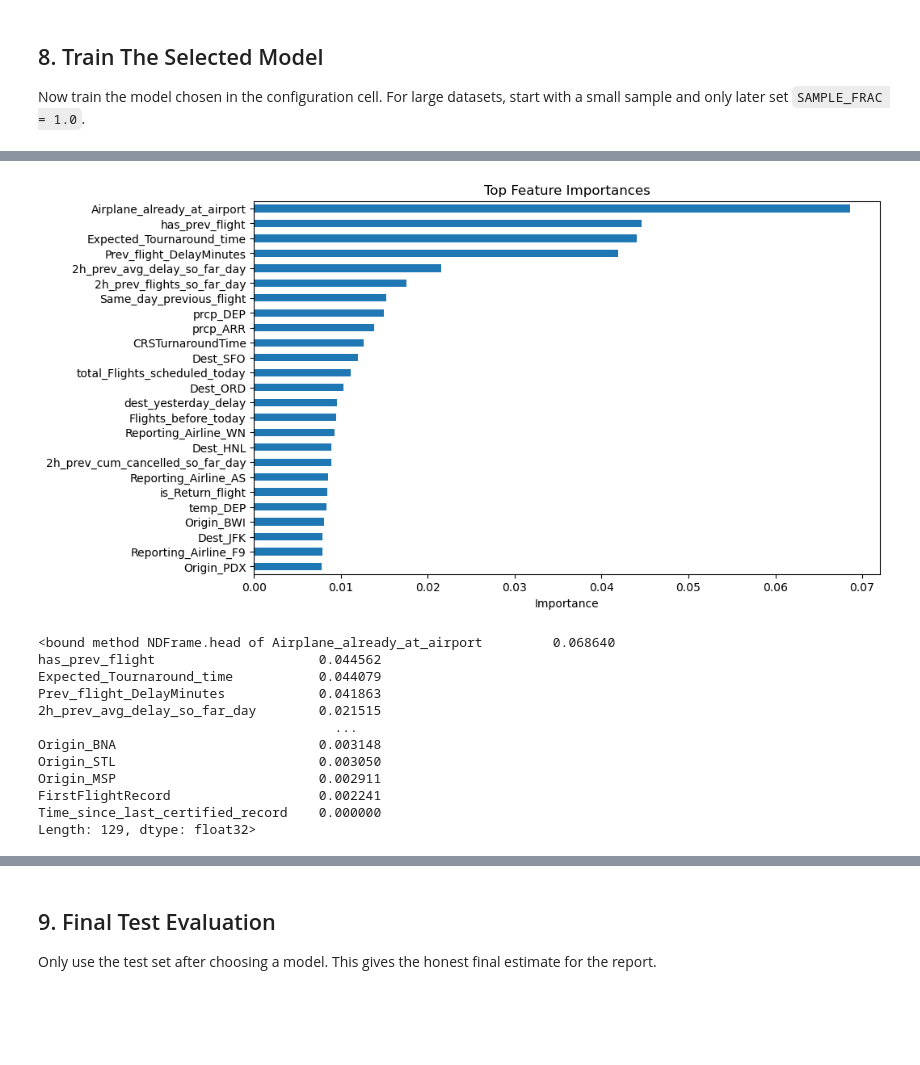
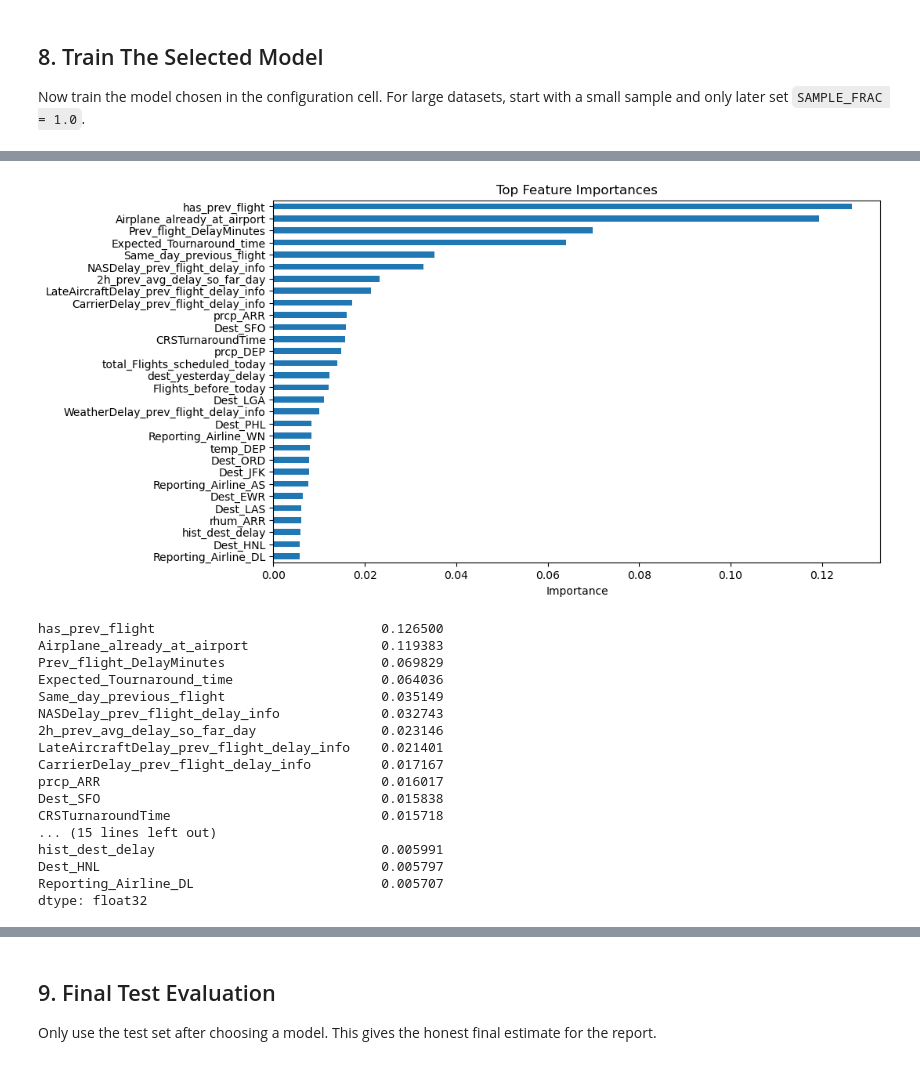
Before and after one commit to jmo2k02/ie500_data_mining_project, a Jupyter notebook: pipeline/C_training.ipynb, the cells around one changed output, grey strips where cells are left out. Drawn from its saved outputs; the diff is of its cells as text; code cells hidden in the pictures; blank space fills up the shorter version.

```diff
--- a/pipeline/C_training.ipynb
+++ b/pipeline/C_training.ipynb
@@ -67,9 +67,9 @@ TIME_COLUMN = 'CRSDepDateTime_UTC'
 TARGET_COLUMN = 'delay_class'
 
 # Use a small sample while learning/debugging. Set to 1.0 for the final run.
-SAMPLE_FRAC = 0.05
+SAMPLE_FRAC = 1.0
 
-# Good first choices: 'dummy', 'logistic_regression', 'random_forest', 'hist_gradient_boosting'.
+# Good first choices: 'dummy', 'logistic_regression', 'random_forest', 'hist_gradient_boosting', xgboost.
 MODEL_NAME = 'xgboost'
 
 OUTPUT_DIR = 'outputs/training_notebook'
@@ -336,23 +364,28 @@ plotConfusionMatrix(predictions=val_predictions, y_true=y_test)
 # %%
 # get the feature importances for the model and plot them
 feature_importances = get_feature_importances(model, feature_names=X_train.columns)
 # plot the feature importances
-plot_feature_importances(feature_importances, top_n=25)
-display(feature_importances.head)
+plot_feature_importances(feature_importances, top_n=30)
+display(feature_importances.head(30))
 # %% [output]
-[figure, old version]
+[figure, new version]
-<bound method NDFrame.head of Airplane_already_at_airport         0.068640
-has_prev_flight                     0.044562
-Expected_Tournaround_time           0.044079
-Prev_flight_DelayMinutes            0.041863
-2h_prev_avg_delay_so_far_day        0.021515
-                                      ...
-Origin_BNA                          0.003148
-Origin_STL                          0.003050
-Origin_MSP                          0.002911
-FirstFlightRecord                   0.002241
-Time_since_last_certified_record    0.000000
-Length: 129, dtype: float32>
+has_prev_flight                             0.126500
+Airplane_already_at_airport                 0.119383
+Prev_flight_DelayMinutes                    0.069829
+Expected_Tournaround_time                   0.064036
+Same_day_previous_flight                    0.035149
+NASDelay_prev_flight_delay_info             0.032743
+2h_prev_avg_delay_so_far_day                0.023146
+LateAircraftDelay_prev_flight_delay_info    0.021401
+CarrierDelay_prev_flight_delay_info         0.017167
+prcp_ARR                                    0.016017
+Dest_SFO                                    0.015838
+CRSTurnaroundTime                           0.015718
+... (15 lines left out)
+hist_dest_delay                             0.005991
+Dest_HNL                                    0.005797
+Reporting_Airline_DL                        0.005707
+dtype: float32
 # %%
 # without class weights
 model2 = make_model(MODEL_NAME)
```
Also changed, not shown: parts of 14 cells of this notebook, 6 other files.
